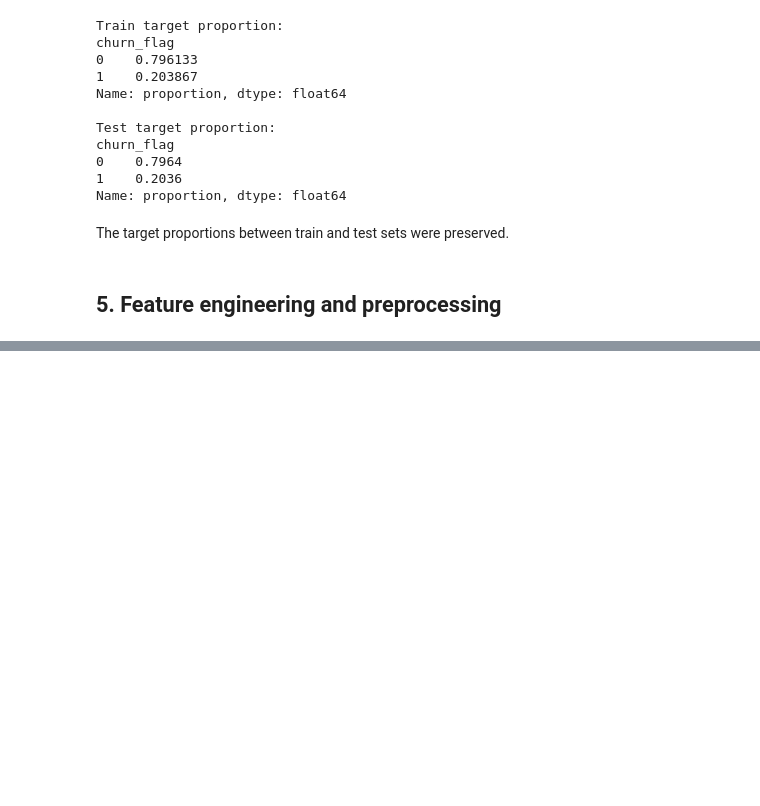
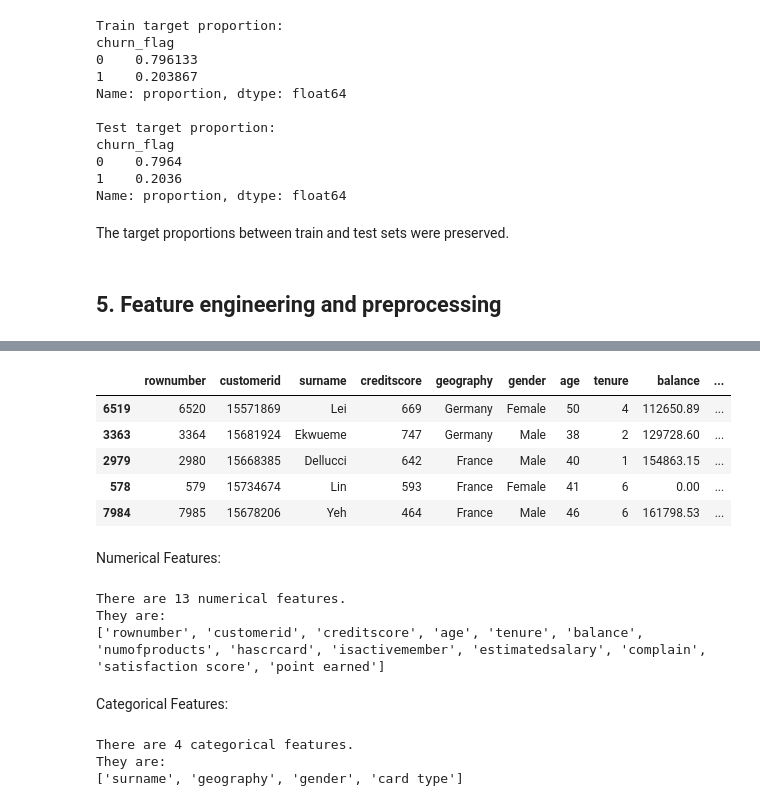
Before and after one commit to vitorsbarboza/Banking-Customer-Churn, a Jupyter notebook: notebooks/Models.ipynb, the cells around one changed output, grey strips where cells are left out. Saved outputs shown, nothing was run; the diff lists cells and outputs as text; code cells hidden in the pictures; blank space fills up the shorter version.

```diff
--- a/notebooks/Models.ipynb
+++ b/notebooks/Models.ipynb
@@ -159,0 +172,31 @@ The target proportions between train and test sets were preserved.
+# %%
+X_train.head()
+# %% [output]
+|  | rownumber | customerid | surname | creditscore | geography | gender | age | tenure | balance | ... |
+| 6519 | 6520 | 15571869 | Lei | 669 | Germany | Female | 50 | 4 | 112650.89 | ... |
+| 3363 | 3364 | 15681924 | Ekwueme | 747 | Germany | Male | 38 | 2 | 129728.60 | ... |
+| 2979 | 2980 | 15668385 | Dellucci | 642 | France | Male | 40 | 1 | 154863.15 | ... |
+| 578 | 579 | 15734674 | Lin | 593 | France | Female | 41 | 6 | 0.00 | ... |
+| 7984 | 7985 | 15678206 | Yeh | 464 | France | Male | 46 | 6 | 161798.53 | ... |
+# %% [markdown]
+Numerical Features:
+# %%
+numerical_features = X_train.select_dtypes('number').columns.to_list()
+print(f'There are {len(numerical_features)} numerical features.')
+print('They are:')
+print(numerical_features)
+# %% [output]
+There are 13 numerical features.
+They are:
+['rownumber', 'customerid', 'creditscore', 'age', 'tenure', 'balance', 'numofproducts', 'hascrcard', 'isactivemember', 'estimatedsalary', 'complain', 'satisfaction score', 'point earned']
+# %% [markdown]
+Categorical Features:
+# %%
+categorical_features = X_train.select_dtypes('object').columns.to_list()
+print(f'There are {len(categorical_features)} categorical features.')
+print('They are: ')
+print(categorical_features)
+# %% [output]
+There are 4 categorical features.
+They are:
+['surname', 'geography', 'gender', 'card type']
```
Also changed, not shown: parts of 6 cells of this notebook, 10 other files.
